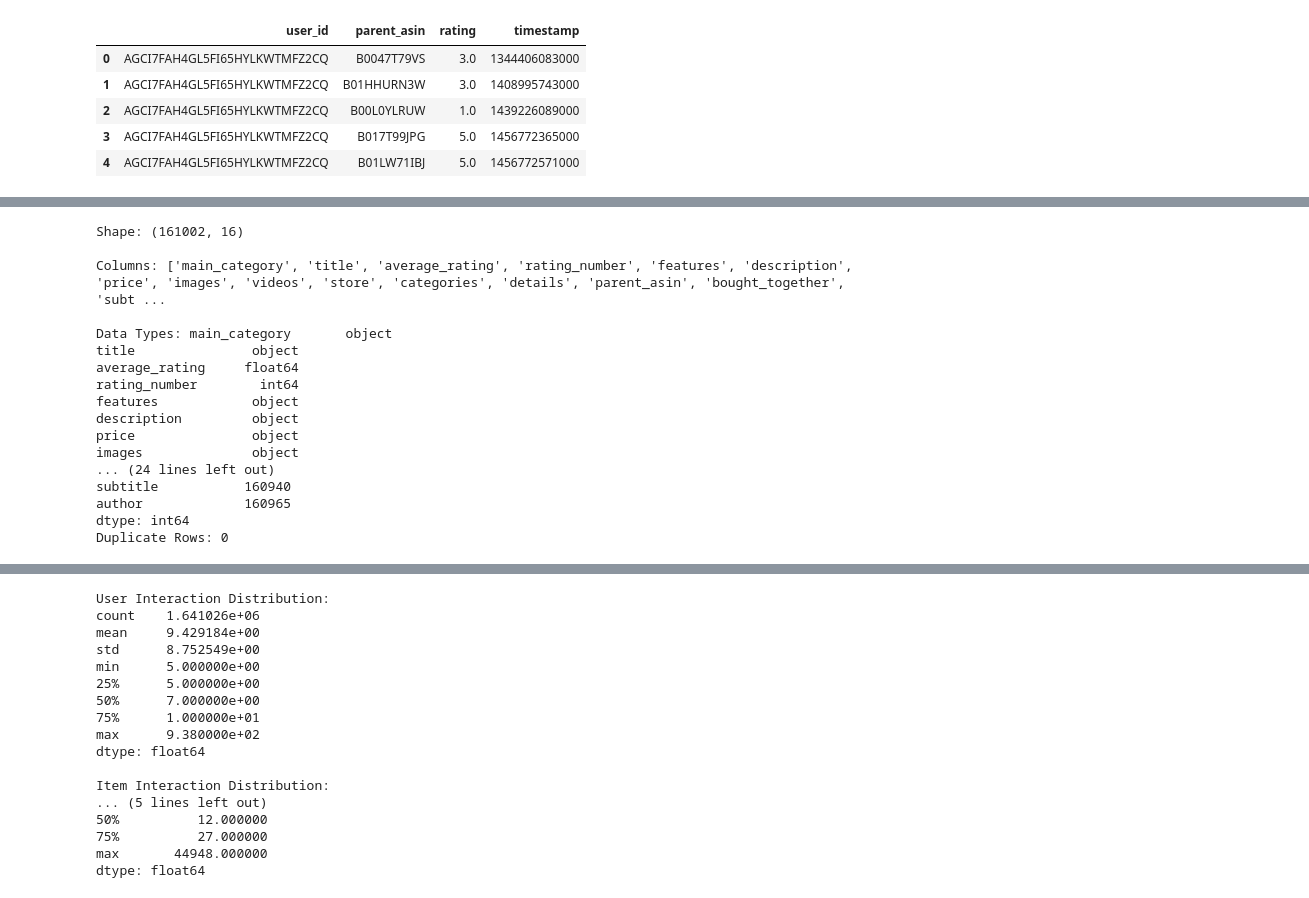
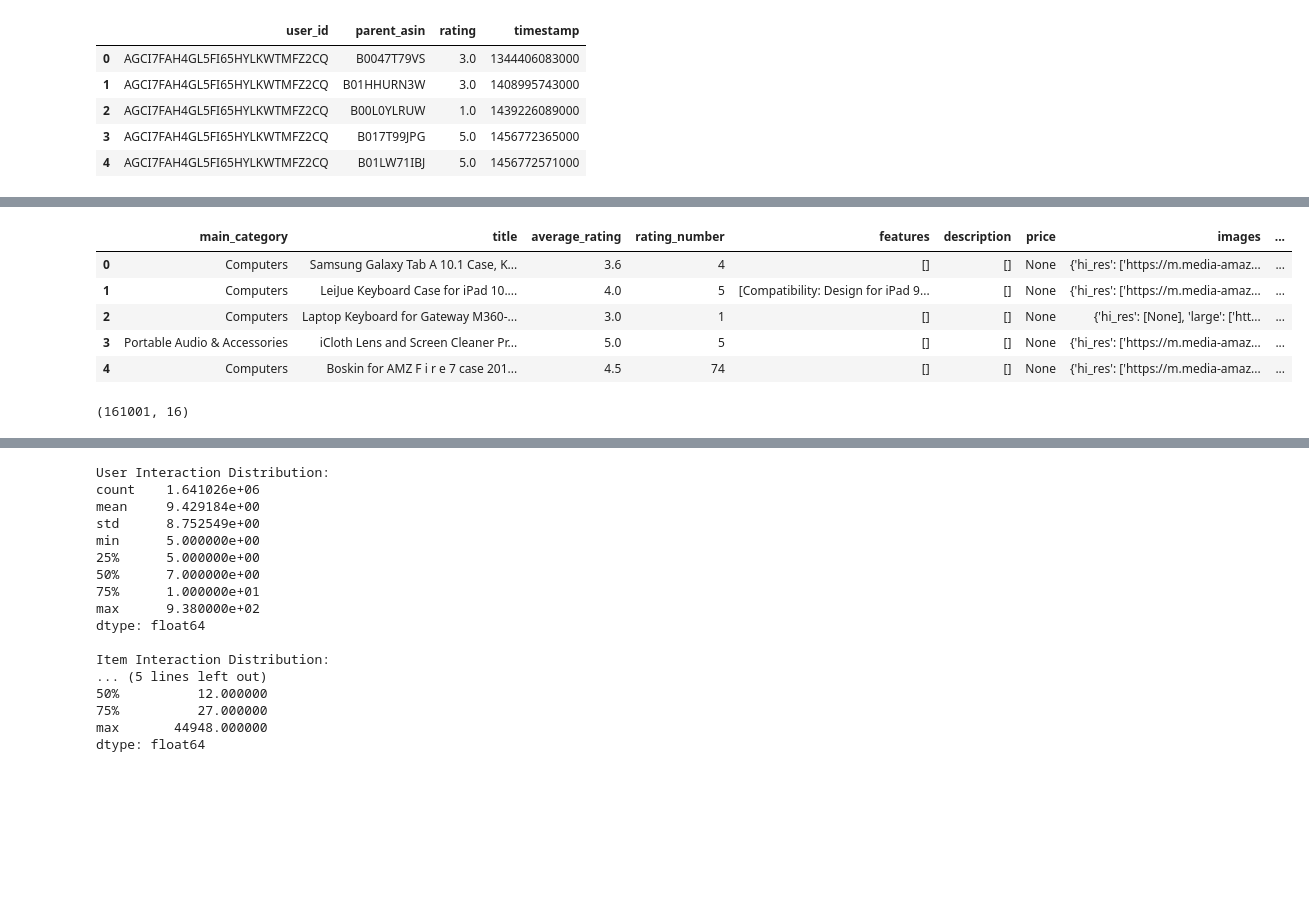
Before and after one commit to satyamkarn100-ctrl/Neural-Recommendation-Personalization-Engine, a Jupyter notebook: 01_EDA.ipynb, the cells around one changed output, grey strips where cells are left out. Drawn from its saved outputs; the diff is of its cells as text; code cells hidden in the pictures; blank space fills up the shorter version.

```diff
--- a/01_EDA.ipynb
+++ b/01_EDA.ipynb
@@ -127,31 +118,13 @@ Shape: (161002, 16)
-# %%
-print('Shape:',meta.shape)
-print("\nColumns:",meta.columns.tolist())
-print('\nData Types:',meta.dtypes)
-print("\nMissing Values:",meta.isna().sum())
-meta_duplicates = meta[
-    [
-        "main_category","title","average_rating","rating_number","price","store","details",
-        "parent_asin","bought_together","subtitle","author"
-    ]
-].duplicated().sum()
-
-print("Duplicate Rows:", meta_duplicates)
-# %% [output]
-Shape: (161002, 16)
-
-Columns: ['main_category', 'title', 'average_rating', 'rating_number', 'features', 'description', 'price', 'images', 'videos', 'store', 'categories', 'details', 'parent_asin', 'bought_together', 'subt ...
-
-Data Types: main_category       object
-title               object
-average_rating     float64
-rating_number        int64
-features            object
-description         object
-price               object
-images              object
-... (24 lines left out)
-subtitle           160940
-author             160965
-dtype: int64
-Duplicate Rows: 0
+# %%
+meta10.head()
+# %% [output]
+|  | main_category | title | average_rating | rating_number | features | description | price | images | ... |
+| 0 | Computers | Samsung Galaxy Tab A 10.1 Case, K... | 3.6 | 4 | [] | [] | None | {'hi_res': ['https://m.media-amaz... | ... |
+| 1 | Computers | LeiJue Keyboard Case for iPad 10.... | 4.0 | 5 | [Compatibility: Design for iPad 9... | [] | None | {'hi_res': ['https://m.media-amaz... | ... |
+| 2 | Computers | Laptop Keyboard for Gateway M360-... | 3.0 | 1 | [] | [] | None | {'hi_res': [None], 'large': ['htt... | ... |
+| 3 | Portable Audio & Accessories | iCloth Lens and Screen Cleaner Pr... | 5.0 | 5 | [] | [] | None | {'hi_res': ['https://m.media-amaz... | ... |
+| 4 | Computers | Boskin for AMZ F i r e 7 case 201... | 4.5 | 74 | [] | [] | None | {'hi_res': ['https://m.media-amaz... | ... |
+# %%
+shard.shape
+# %% [output]
+(161001, 16)
```
Also changed, not shown: parts of 12 cells of this notebook.
